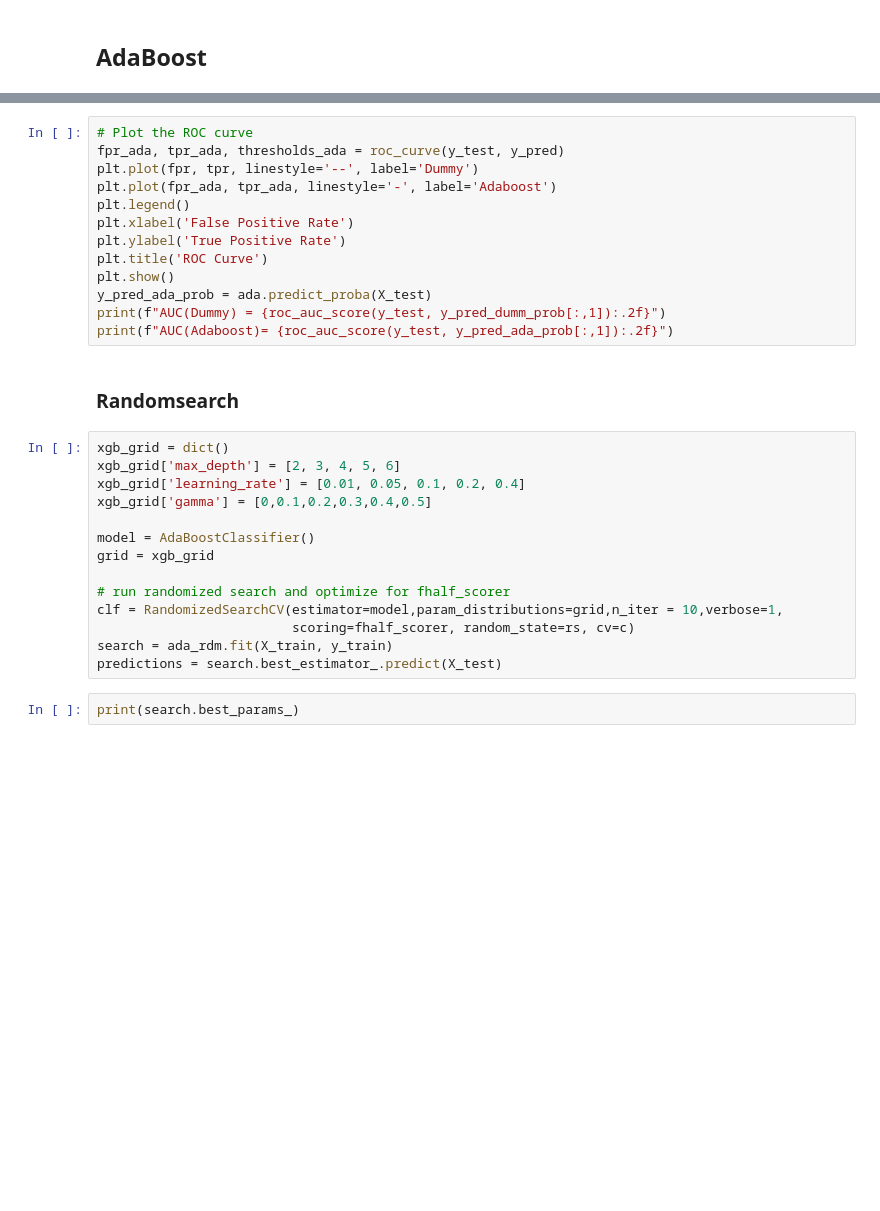
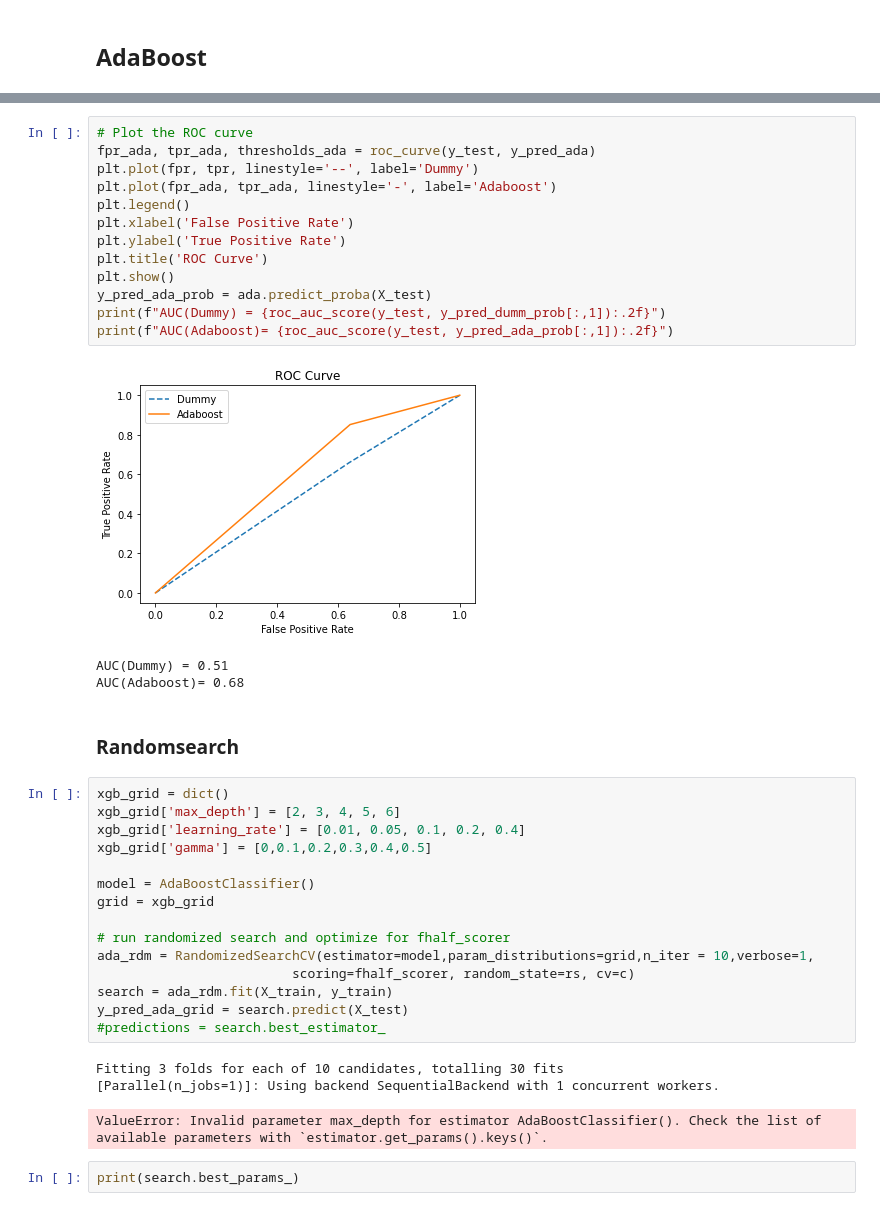
Before and after one commit to m-kno/mimic3, a Jupyter notebook: 05_Modeling.ipynb, the cells around one changed output, grey strips where cells are left out. Cells and saved outputs as stored; diff of their text form; blank space fills up the shorter version.

Commit message:
adaboost failed

```diff
--- a/05_Modeling.ipynb
+++ b/05_Modeling.ipynb
@@ -662,16 +1055,20 @@ plt.title('Confusion matrix', fontsize=15, fontweight="bold")
 # %%
 # Plot the ROC curve
-fpr_ada, tpr_ada, thresholds_ada = roc_curve(y_test, y_pred)
+fpr_ada, tpr_ada, thresholds_ada = roc_curve(y_test, y_pred_ada)
 plt.plot(fpr, tpr, linestyle='--', label='Dummy')
 plt.plot(fpr_ada, tpr_ada, linestyle='-', label='Adaboost')
 plt.legend()
 plt.xlabel('False Positive Rate')
 plt.ylabel('True Positive Rate')
 plt.title('ROC Curve')
 plt.show()
 y_pred_ada_prob = ada.predict_proba(X_test)
 print(f"AUC(Dummy) = {roc_auc_score(y_test, y_pred_dumm_prob[:,1]):.2f}")
 print(f"AUC(Adaboost)= {roc_auc_score(y_test, y_pred_ada_prob[:,1]):.2f}")
+# %% [output]
+[figure, added]
+AUC(Dummy) = 0.51
+AUC(Adaboost)= 0.68
 # %% [markdown]
 ### Randomsearch
 # %%
@@ -684,10 +1081,15 @@ model = AdaBoostClassifier()
 grid = xgb_grid
 
 # run randomized search and optimize for fhalf_scorer
-clf = RandomizedSearchCV(estimator=model,param_distributions=grid,n_iter = 10,verbose=1,
+ada_rdm = RandomizedSearchCV(estimator=model,param_distributions=grid,n_iter = 10,verbose=1,
                          scoring=fhalf_scorer, random_state=rs, cv=c)
 search = ada_rdm.fit(X_train, y_train)
-predictions = search.best_estimator_.predict(X_test)
+y_pred_ada_grid = search.predict(X_test)
+#predictions = search.best_estimator_
+# %% [output]
+Fitting 3 folds for each of 10 candidates, totalling 30 fits
+[Parallel(n_jobs=1)]: Using backend SequentialBackend with 1 concurrent workers.
+ValueError: Invalid parameter max_depth for estimator AdaBoostClassifier(). Check the list of available parameters with `estimator.get_params().keys()`.
 # %%
 print(search.best_params_)
 # %% [markdown]
```
Also changed, not shown: parts of 88 cells of this notebook.
